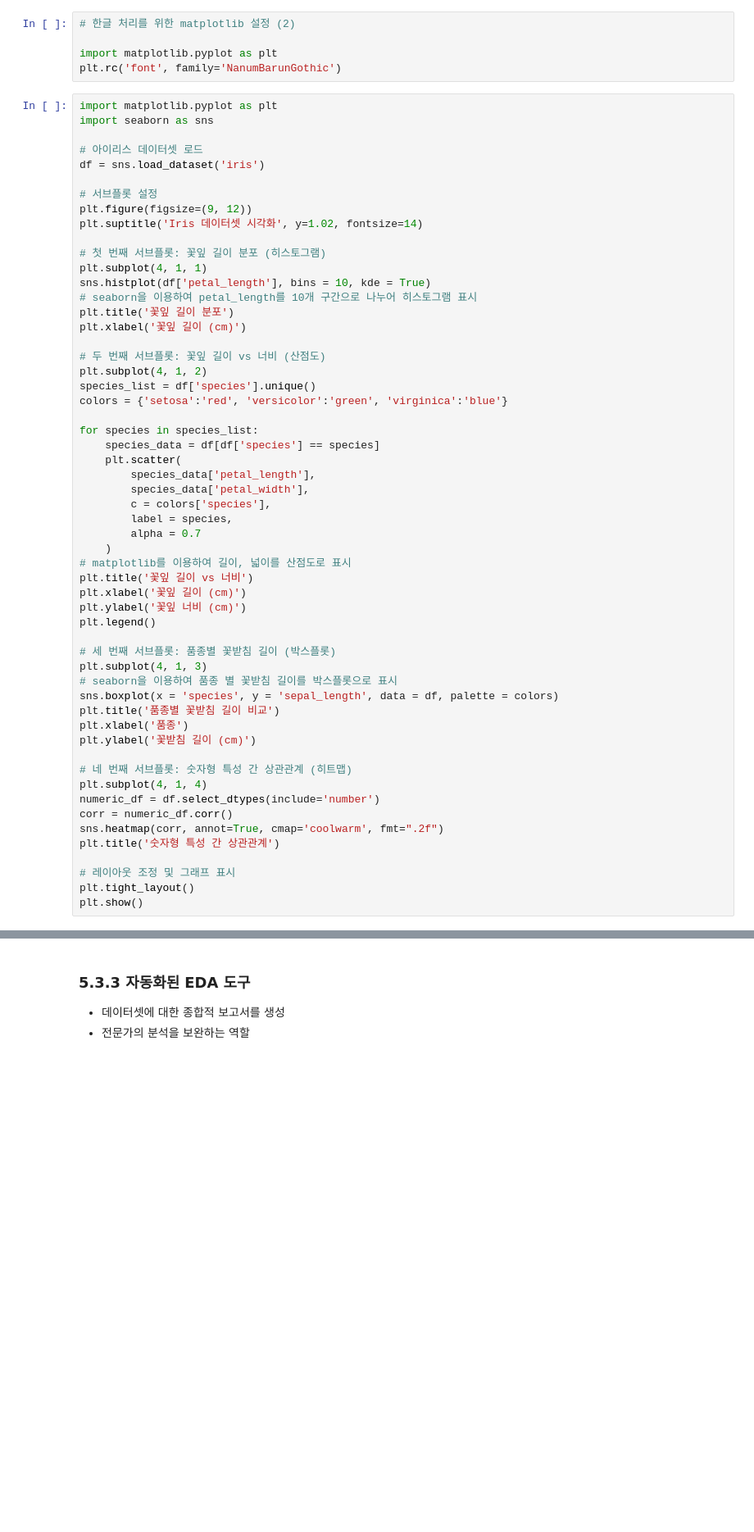
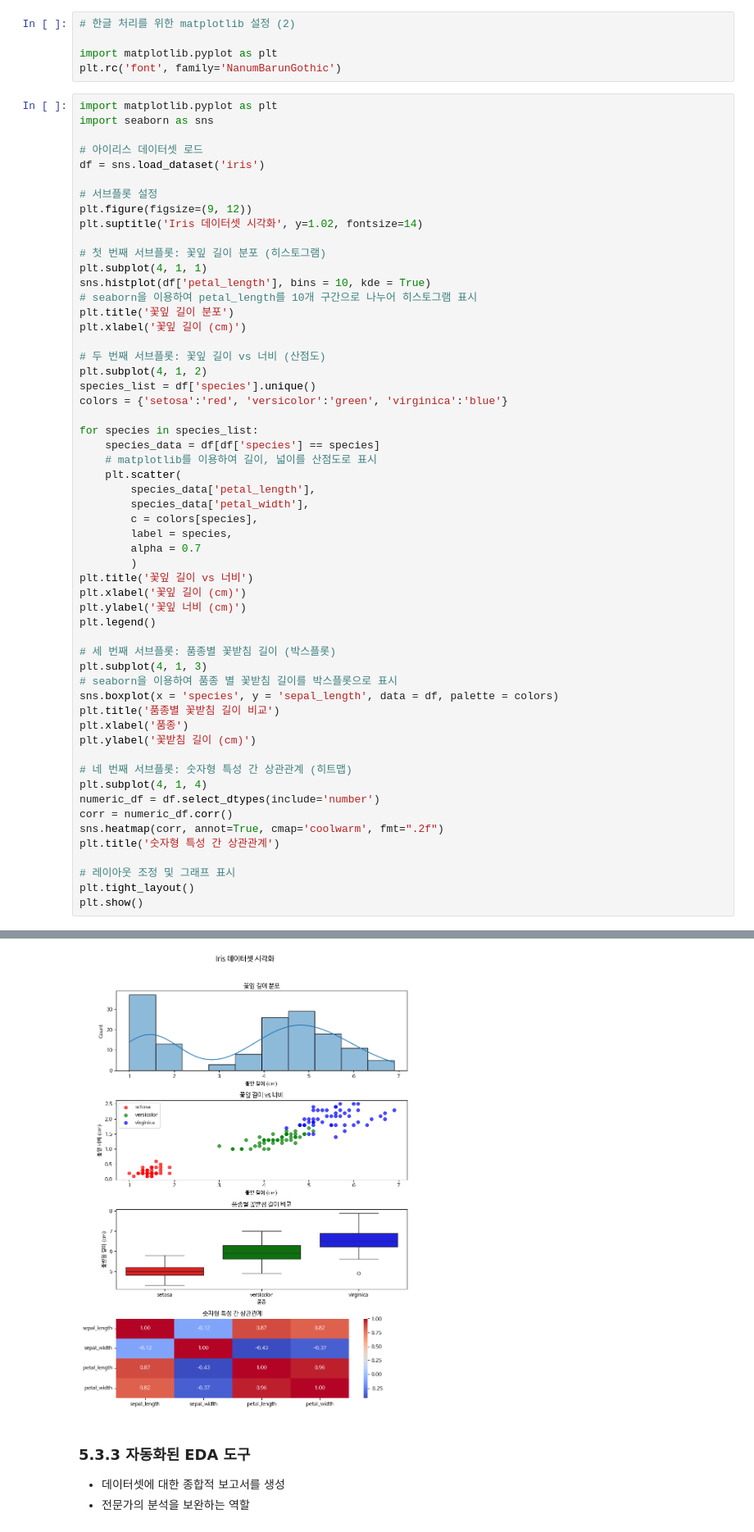
Before and after one commit to Taeichang/DataAnalysis, a Jupyter notebook: 오픈소스_데이터_분석_8강.ipynb, the cells around one changed output, grey strips where cells are left out. Shown at 82% size. Cells and saved outputs as stored; diff of their text form; blank space fills up the shorter version.

```diff
--- a/오픈소스_데이터_분석_8강.ipynb
+++ b/오픈소스_데이터_분석_8강.ipynb
@@ -227,14 +319,14 @@ colors = {'setosa':'red', 'versicolor':'green', 'virginica':'blue'}
 
 for species in species_list:
     species_data = df[df['species'] == species]
+    # matplotlib를 이용하여 길이, 넓이를 산점도로 표시
     plt.scatter(
         species_data['petal_length'],
         species_data['petal_width'],
-        c = colors['species'],
+        c = colors[species],
         label = species,
         alpha = 0.7
-    )
-# matplotlib를 이용하여 길이, 넓이를 산점도로 표시
+        )
 plt.title('꽃잎 길이 vs 너비')
 plt.xlabel('꽃잎 길이 (cm)')
 plt.ylabel('꽃잎 너비 (cm)')
@@ -258,3 +350,4 @@ plt.title('숫자형 특성 간 상관관계')
 # 레이아웃 조정 및 그래프 표시
 plt.tight_layout()
 plt.show()
+# %% [output]
@@ -261,3 +357,4 @@ plt.show()
+[figure, added]
 # %% [markdown]
 ### 5.3.3 자동화된 EDA 도구
 
```
Also changed, not shown: parts of 9 cells of this notebook.
